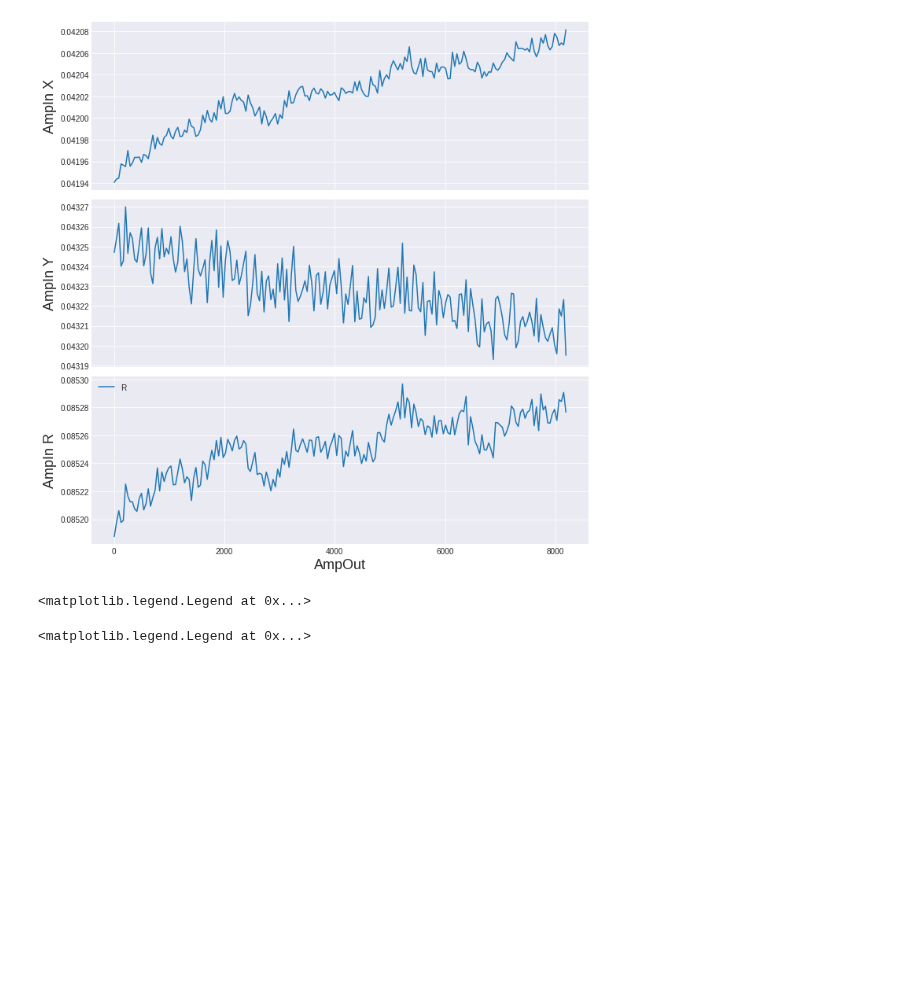
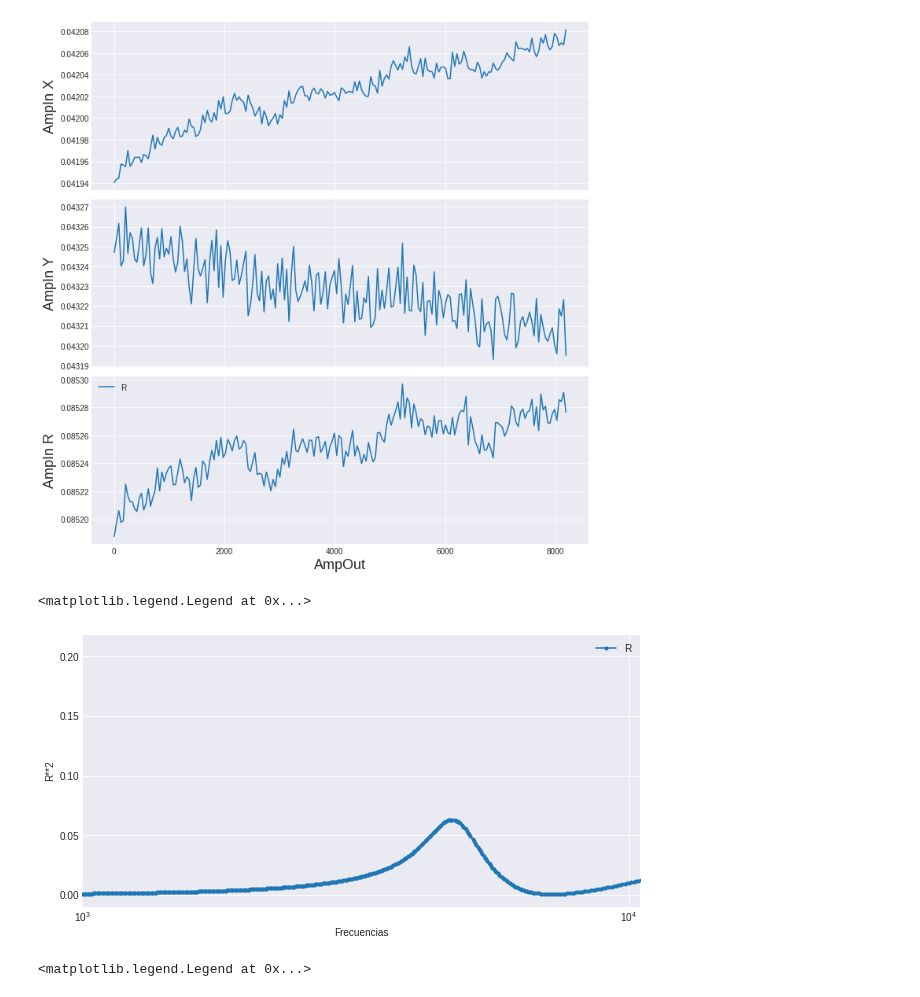
Before and after one commit to LunaKadysz/Laboratorio-4, a Jupyter notebook: Practica6/Untitled.ipynb, the cells around one changed output. Cells and saved outputs as stored; diff of their text form; code cells hidden in the pictures; blank space fills up the shorter version.

```diff
--- a/Practica6/Untitled.ipynb
+++ b/Practica6/Untitled.ipynb
@@ -84,14 +83,17 @@ f22=np.array(files1['22']['frecs'])
 X22=np.array(files1['22']['X'])
 Y22=np.array(files1['22']['Y'])
 # %%
-%matplotlib qt
+%matplotlib inline
 plt.figure(figsize=(10,5))
-plt.semilogx(1/( (f22+1) * 120 * 8e-9 ),Y22,'.-',label='R'.format(i))
+plt.semilogx(1/( (f22+1) * 120 * 8e-9 ),X22**2+Y22**2,'.-',label='R')
 plt.xlabel('Frecuencias')
 plt.ylabel('R**2')
+plt.xlim(1000,10500)
+
 plt.legend()
 # %% [output]
 <matplotlib.legend.Legend at 0x...>
+[figure, added]
 # %%
 fe=np.array(files1['Error22']['frecs'])
 Xe=np.array(files1['Error22']['X'])
```
Also changed, not shown: parts of 1 cell of this notebook, 6 other files.
